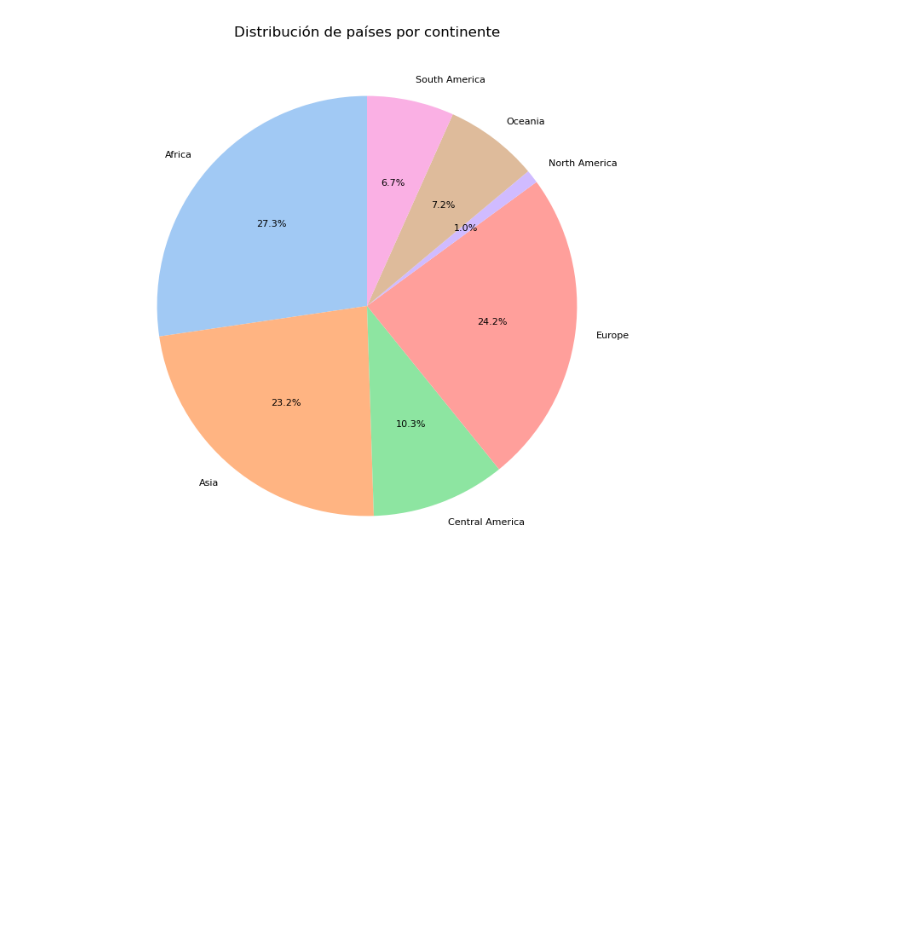
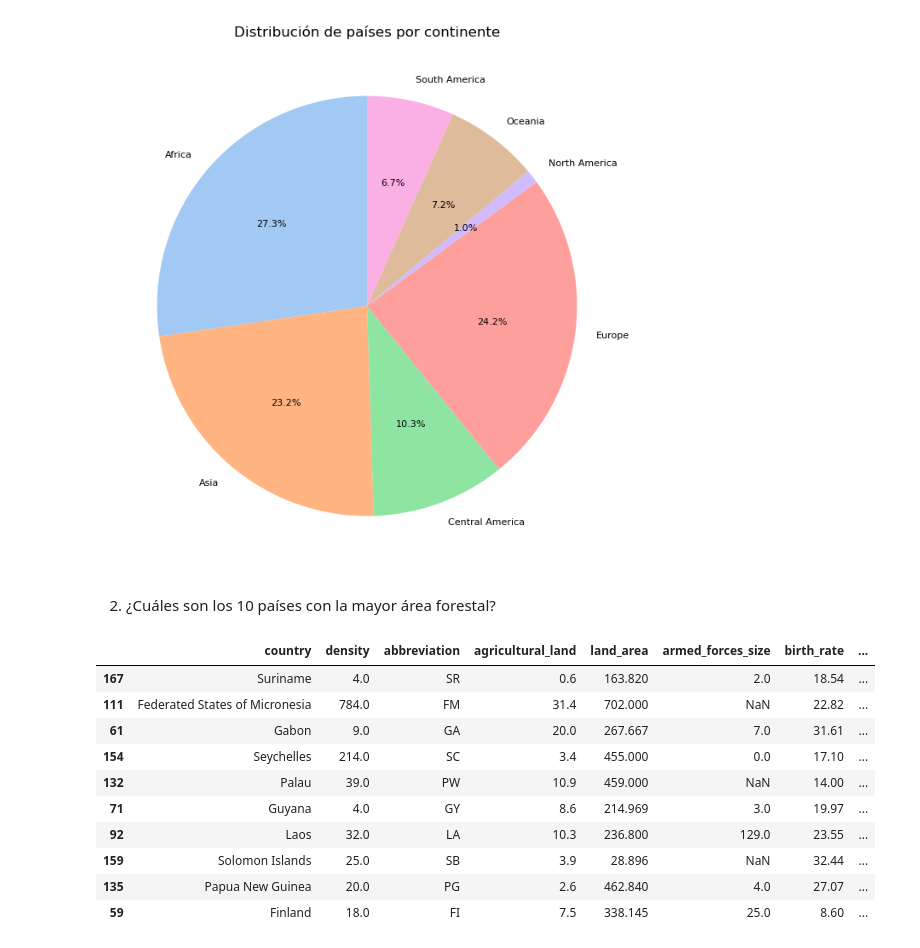
Before and after one commit to anamolinero/pair_mod3_Nuria-Ana, a Jupyter notebook: pair_leccion_07_02_visualizacionII.ipynb, the cells around one changed output. Cells and saved outputs as stored; diff of their text form; code cells hidden in the pictures; blank space fills up the shorter version.

```diff
--- a/pair_leccion_07_02_visualizacionII.ipynb
+++ b/pair_leccion_07_02_visualizacionII.ipynb
@@ -60,3 +52,20 @@ plt.title('Distribución de países por continente')
 plt.show()
 # %% [output]
 [figure]
+# %% [markdown]
+2. ¿Cuáles son los 10 países con la mayor área forestal?
+# %%
+top_forestal = df.sort_values('forested_area', ascending=False).head(10)
+top_forestal
+# %% [output]
+|  | country | density | abbreviation | agricultural_land | land_area | armed_forces_size | birth_rate | ... |
+| 167 | Suriname | 4.0 | SR | 0.6 | 163.820 | 2.0 | 18.54 | ... |
+| 111 | Federated States of Micronesia | 784.0 | FM | 31.4 | 702.000 | NaN | 22.82 | ... |
+| 61 | Gabon | 9.0 | GA | 20.0 | 267.667 | 7.0 | 31.61 | ... |
+| 154 | Seychelles | 214.0 | SC | 3.4 | 455.000 | 0.0 | 17.10 | ... |
+| 132 | Palau | 39.0 | PW | 10.9 | 459.000 | NaN | 14.00 | ... |
+| 71 | Guyana | 4.0 | GY | 8.6 | 214.969 | 3.0 | 19.97 | ... |
+| 92 | Laos | 32.0 | LA | 10.3 | 236.800 | 129.0 | 23.55 | ... |
+| 159 | Solomon Islands | 25.0 | SB | 3.9 | 28.896 | NaN | 32.44 | ... |
+| 135 | Papua New Guinea | 20.0 | PG | 2.6 | 462.840 | 4.0 | 27.07 | ... |
+| 59 | Finland | 18.0 | FI | 7.5 | 338.145 | 25.0 | 8.60 | ... |
```
Also changed, not shown: parts of 6 cells of this notebook, 4 other files.
